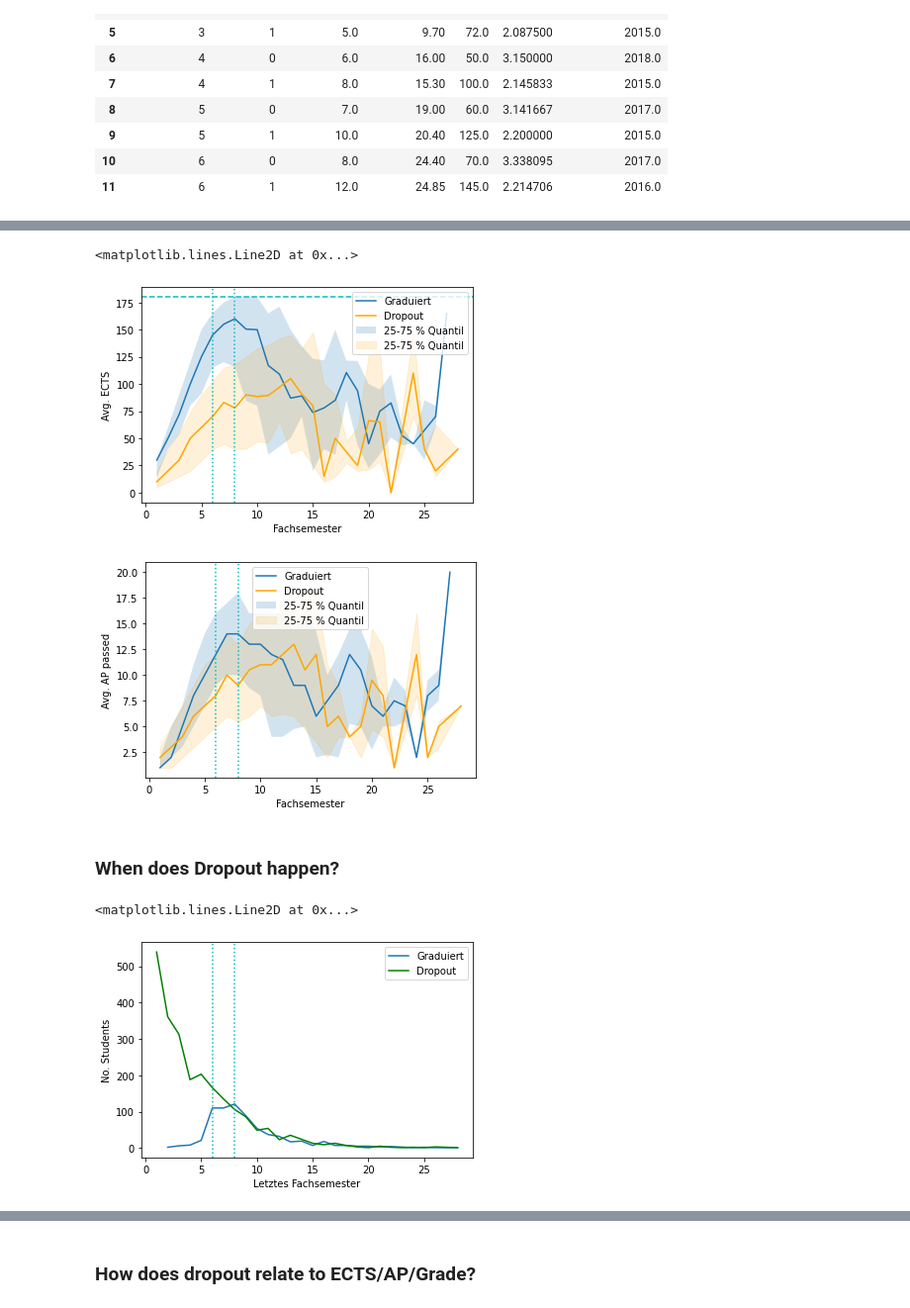
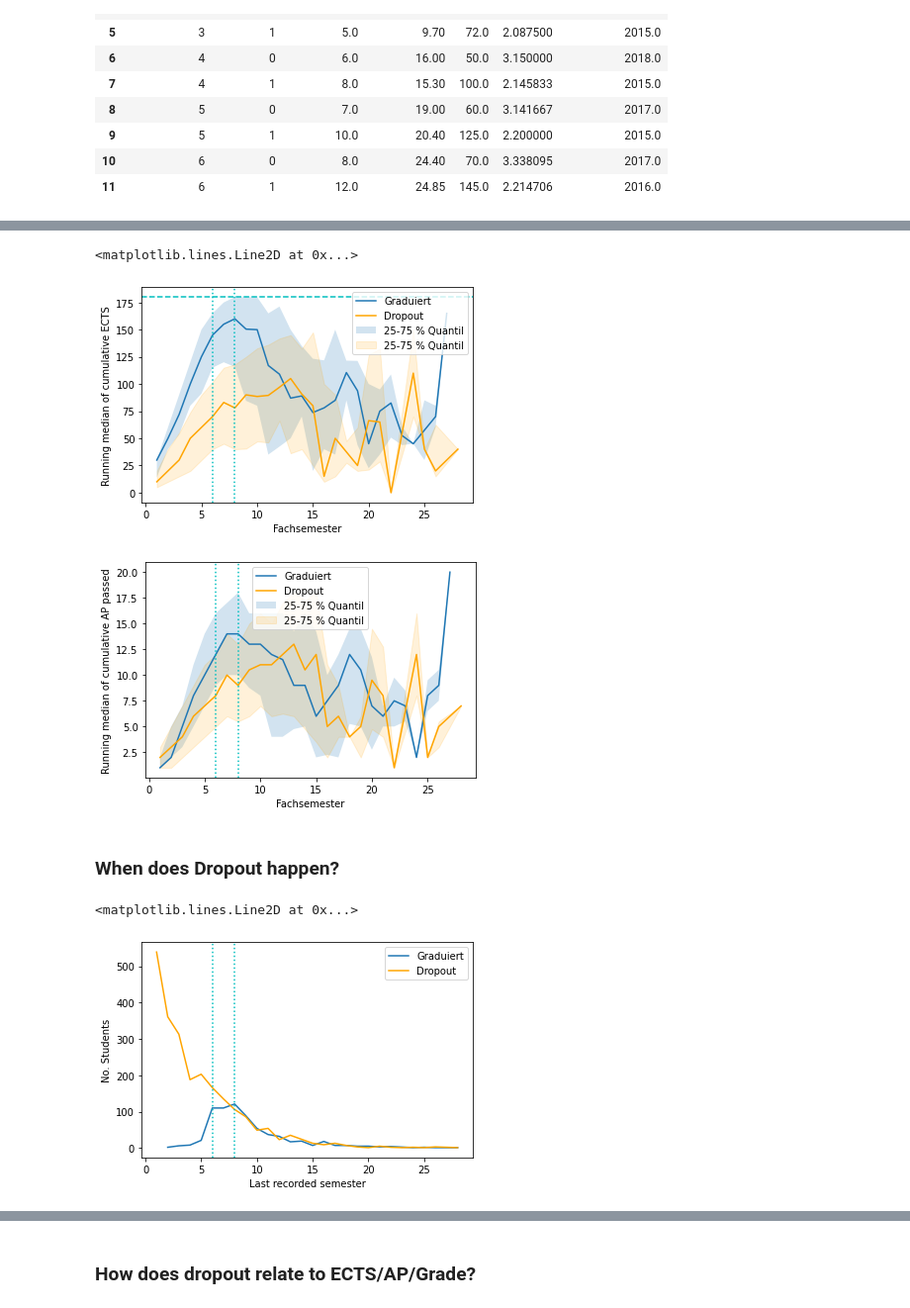
Before and after one commit to hhu-rapp/rapp-tool, a Jupyter notebook: notebooks/regression-plots.ipynb, the cells around one changed output, grey strips where cells are left out. Shown: that part at 99% size. Drawn from its saved outputs; the diff is of its cells as text; code cells hidden in the pictures.

Commit message:
Update regression plots and add social science data as well

```diff
--- a/notebooks/regression-plots.ipynb
+++ b/notebooks/regression-plots.ipynb
@@ -226,13 +226,13 @@ plt.axhline(y=2.5, color='c', linestyle='--')
 # %%
-avg_error(avg_data, "Ects", "Avg. ECTS", std_data)
+avg_error(avg_data, "Ects", "Running median of cumulative ECTS", std_data)
 plt.axhline(y=180, color='c', linestyle='--')
 # %% [output]
 <matplotlib.lines.Line2D at 0x...>
-[figure, old version]
+[figure, new version]
 # %%
-avg_error(avg_data, "AnzahlNoten", "Avg. AP passed", std_data)
+avg_error(avg_data, "AnzahlNoten", "Running median of cumulative AP passed", std_data)
 # %% [output]
-[figure, old version]
+[figure, new version]
 # %% [markdown]
 ### When does Dropout happen?
 # %%
@@ -241,17 +241,17 @@ counts = max_term_data.groupby(["Fachsemester", "Bestanden"]).count().reset_inde
 # %%
 be = counts[counts["Bestanden"] == 1]
 nb = counts[counts["Bestanden"] == 0]
 plt.plot(be["Fachsemester"], be["Pseudonym"], label="Graduiert")
-plt.plot(nb["Fachsemester"], nb["Pseudonym"], label="Dropout", color='g')
+plt.plot(nb["Fachsemester"], nb["Pseudonym"], label="Dropout", color='orange')
 
 plt.legend()
-plt.xlabel("Letztes Fachsemester")
+plt.xlabel("Last recorded semester")
 plt.ylabel("No. Students")
 plt.axvline(x=6, color='c', linestyle=':')
 plt.axvline(x=8, color='c', linestyle=':')
 # %% [output]
 <matplotlib.lines.Line2D at 0x...>
-[figure, old version]
+[figure, new version]
 # %%
 plt.plot(be["Fachsemester"], np.cumsum(be["Pseudonym"]), label="Graduiert")
 plt.plot(nb["Fachsemester"], np.cumsum(nb["Pseudonym"]), label="Dropout", color='orange')
```
Also changed, not shown: parts of 27 cells of this notebook, 1 other file.
